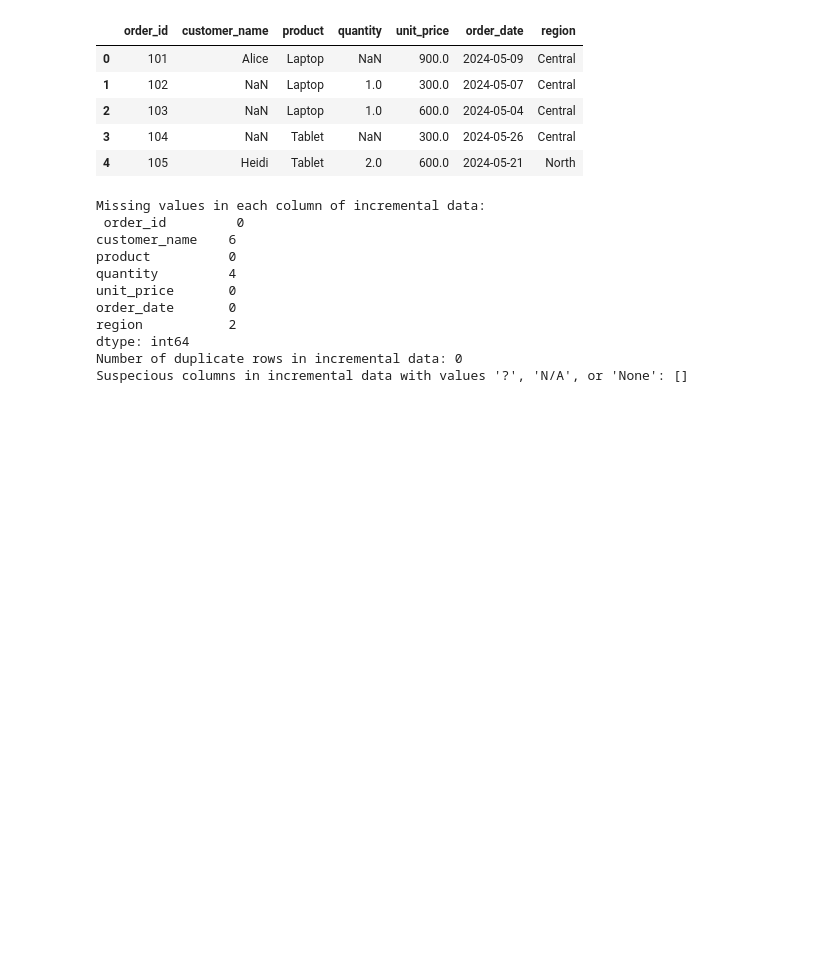
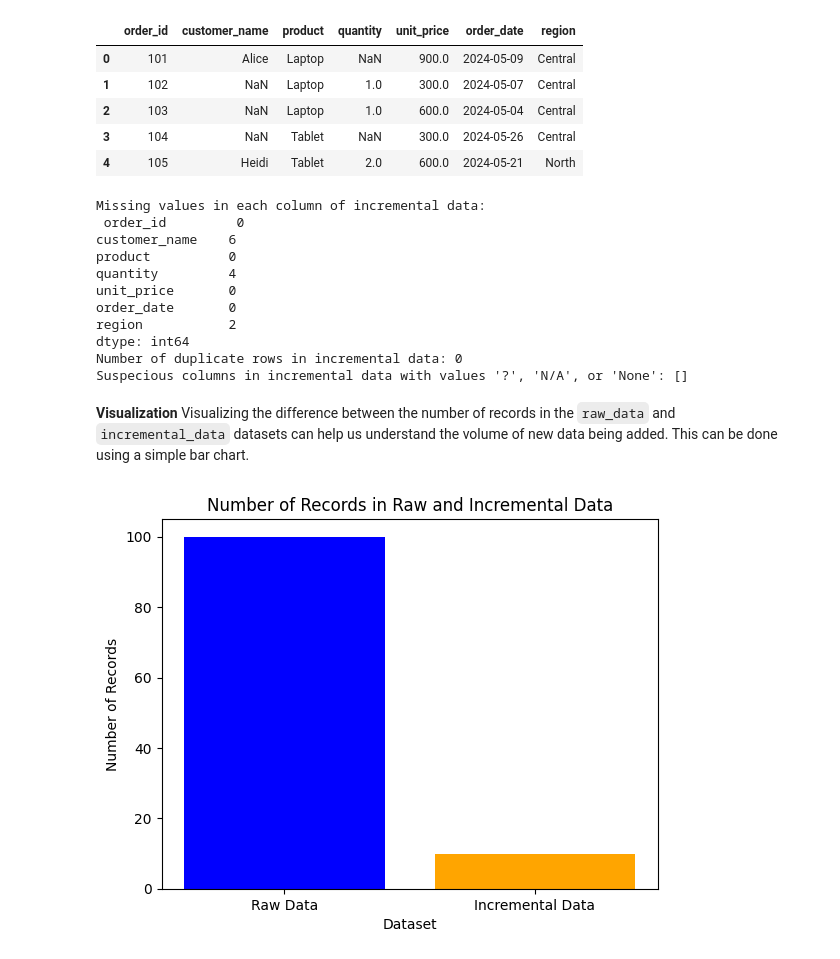
Before and after one commit to Campeon254/ETL_Midterm_Calvin_035, a Jupyter notebook: etl_extract.ipynb, the cells around one changed output. Cells and saved outputs as stored; diff of their text form; code cells hidden in the pictures; blank space fills up the shorter version.

```diff
--- a/etl_extract.ipynb
+++ b/etl_extract.ipynb
@@ -136,3 +137,18 @@ region           2
 dtype: int64
 Number of duplicate rows in incremental data: 0
 Suspecious columns in incremental data with values '?', 'N/A', or 'None': []
+# %% [markdown]
+**Visualization**
+Visualizing the difference between the number of records in the `raw_data` and `incremental_data` datasets can help us understand the volume of new data being added. This can be done using a simple bar chart.
+# %%
+# Count the number of records in each dataset
+raw_count = len(raw_data)
+incremental_count = len(incremental_data)
+# Create a bar chart to visualize the number of records
+plt.bar(['Raw Data', 'Incremental Data'], [raw_count, incremental_count], color=['blue', 'orange'])
+plt.title('Number of Records in Raw and Incremental Data')
+plt.xlabel('Dataset')
+plt.ylabel('Number of Records')
+plt.show()
+# %% [output]
+[figure, added]
```
Also changed, not shown: parts of 1 cell of this notebook, 2 other files.
